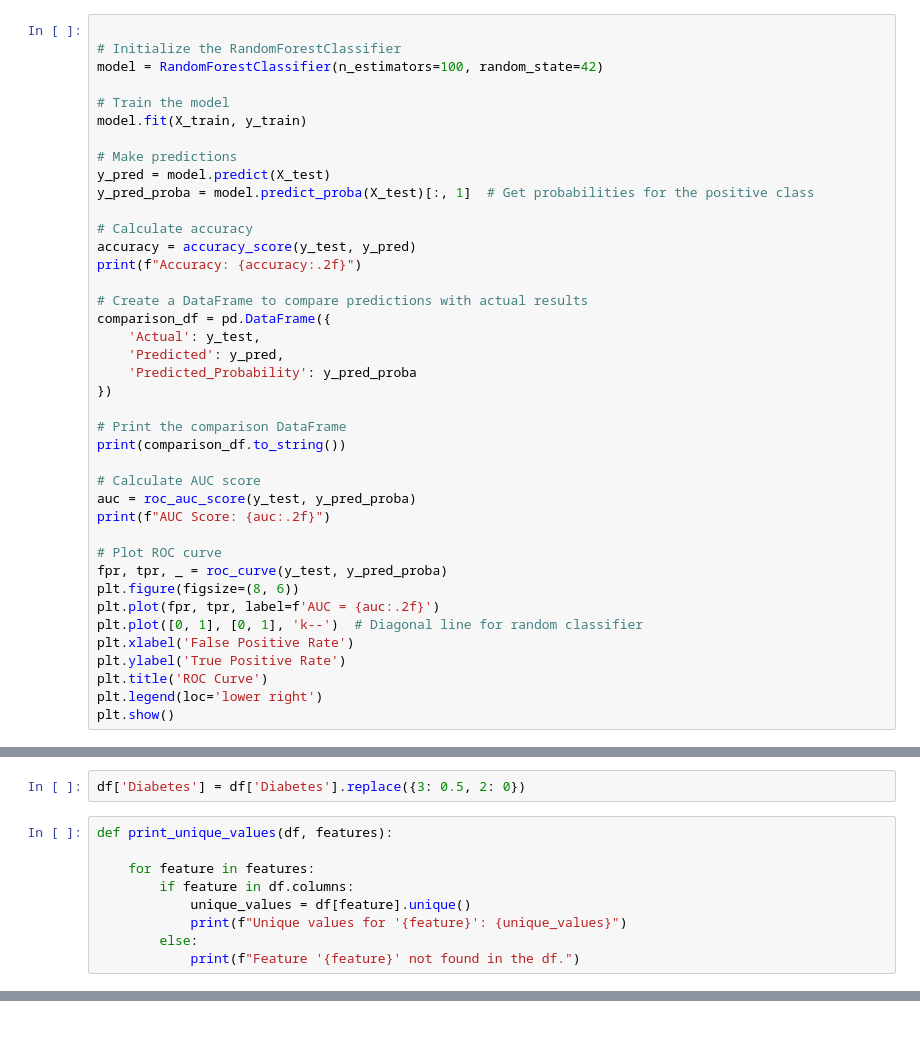
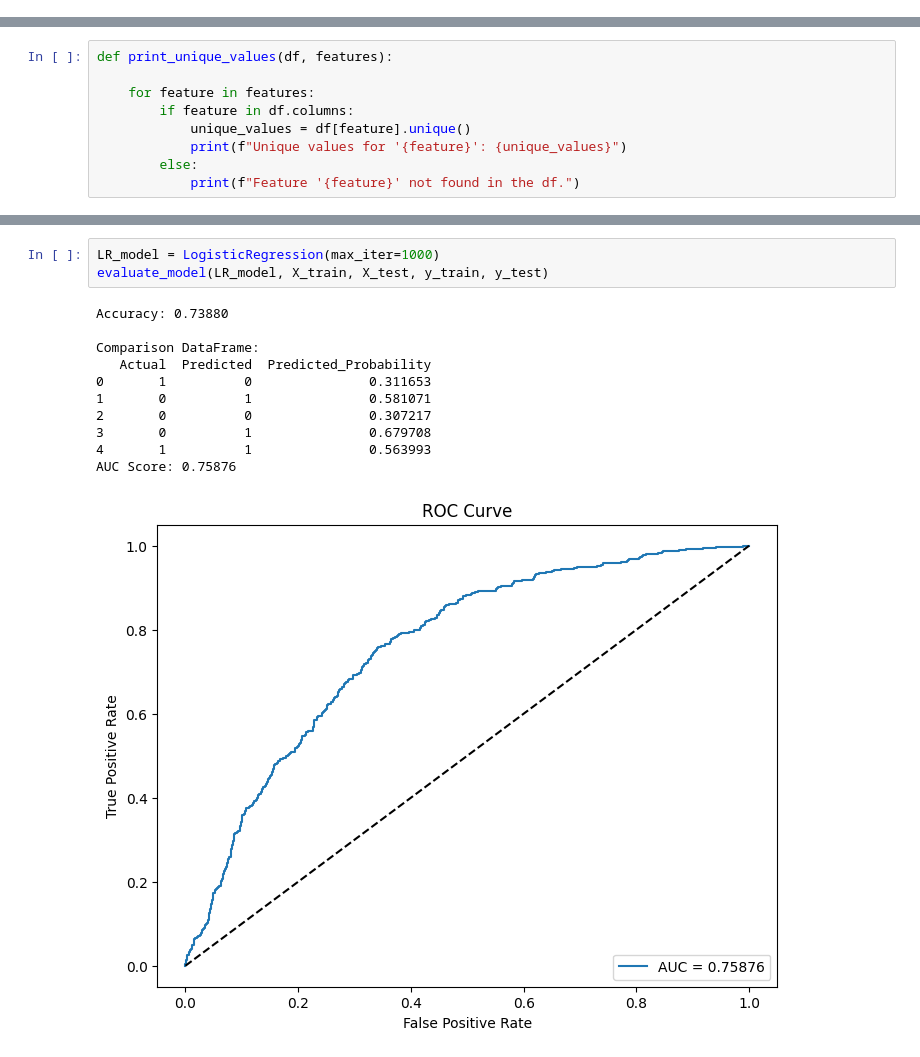
Before and after one commit to samcohen1/HypertensionML, a Jupyter notebook: new_predictor.ipynb, the cells around one changed output, grey strips where cells are left out. Drawn from its saved outputs; the diff is of its cells as text; blank space fills up the shorter version.

Commit message:
Reordered and Neatened Up Model Stuff

```diff
--- a/new_predictor.ipynb
+++ b/new_predictor.ipynb
@@ -1460,40 +1131,0 @@ Please also refer to the documentation for alternative solver options:
-# %%
-
-# Initialize the RandomForestClassifier
-model = RandomForestClassifier(n_estimators=100, random_state=42)
-
-# Train the model
-model.fit(X_train, y_train)
-
-# Make predictions
-y_pred = model.predict(X_test)
-y_pred_proba = model.predict_proba(X_test)[:, 1]  # Get probabilities for the positive class
-
-# Calculate accuracy
-accuracy = accuracy_score(y_test, y_pred)
-print(f"Accuracy: {accuracy:.2f}")
-
-# Create a DataFrame to compare predictions with actual results
-comparison_df = pd.DataFrame({
-    'Actual': y_test,
-    'Predicted': y_pred,
-    'Predicted_Probability': y_pred_proba
-})
-
-# Print the comparison DataFrame
-print(comparison_df.to_string())
-
-# Calculate AUC score
-auc = roc_auc_score(y_test, y_pred_proba)
-print(f"AUC Score: {auc:.2f}")
-
-# Plot ROC curve
-fpr, tpr, _ = roc_curve(y_test, y_pred_proba)
-plt.figure(figsize=(8, 6))
-plt.plot(fpr, tpr, label=f'AUC = {auc:.2f}')
-plt.plot([0, 1], [0, 1], 'k--')  # Diagonal line for random classifier
-plt.xlabel('False Positive Rate')
-plt.ylabel('True Positive Rate')
-plt.title('ROC Curve')
-plt.legend(loc='lower right')
-plt.show()
@@ -1706,5 +1297,3 @@ flip_feature_scaling(df, features_to_flip)
-# %%
-df['Diabetes'] = df['Diabetes'].replace({3: 0.5, 2: 0})
 # %%
 def print_unique_values(df, features):
 
@@ -1736,0 +1494,15 @@ Unique values for 'Prediabetic': [nan  0.  1.]
+# %%
+LR_model = LogisticRegression(max_iter=1000)
+evaluate_model(LR_model, X_train, X_test, y_train, y_test)
+# %% [output]
+Accuracy: 0.73880
+
+Comparison DataFrame:
+   Actual  Predicted  Predicted_Probability
+0       1          0               0.311653
+1       0          1               0.581071
+2       0          0               0.307217
+3       0          1               0.679708
+4       1          1               0.563993
+AUC Score: 0.75876
+[figure, added]
```
Also changed, not shown: parts of 37 cells of this notebook.
